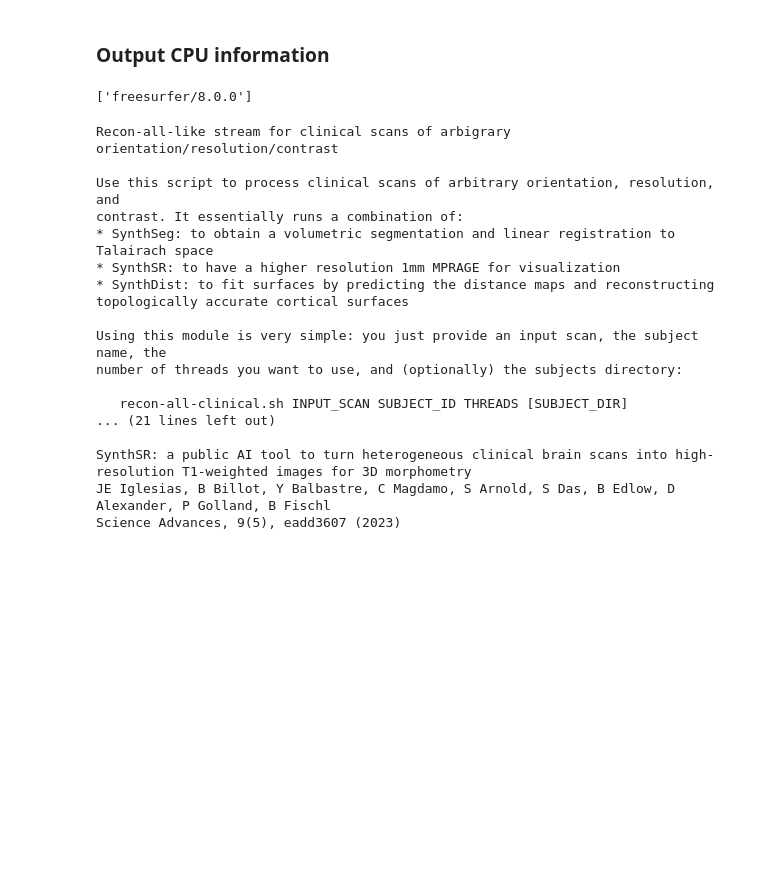
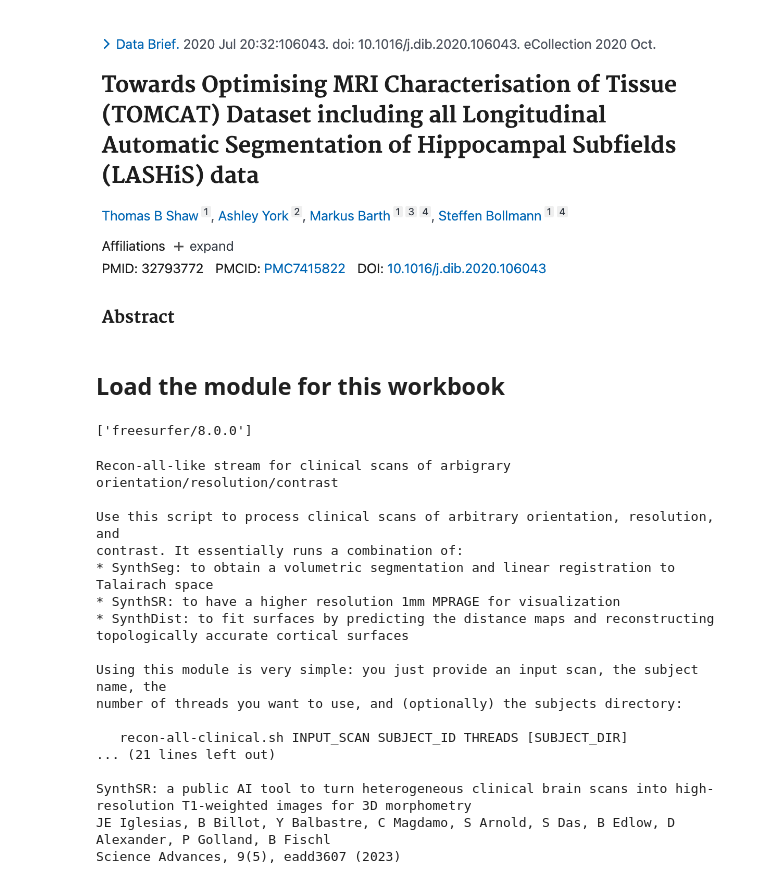
Before and after one commit to thomshaw92/PACTALS-neuroimaging-workshop, a Jupyter notebook: pactals-structural.ipynb, the cells around one changed output. Drawn from its saved outputs; the diff is of its cells as text; code cells hidden in the pictures; blank space fills up the shorter version.

```diff
--- a/pactals-structural.ipynb
+++ b/pactals-structural.ipynb
@@ -11,2 +16,7 @@ __Dataset__: T1 weighted MP2RAGE at 7T (healthy control)
+# %%
+from IPython.display import Image, display
+display(Image(filename="/data/structural/TOMCAT-reference.png", width=600))
+# %% [output]
+[figure, added]
 # %% [markdown]
-### Output CPU information
+## Load the module for this workbook
```
Also changed, not shown: parts of 10 cells of this notebook.
